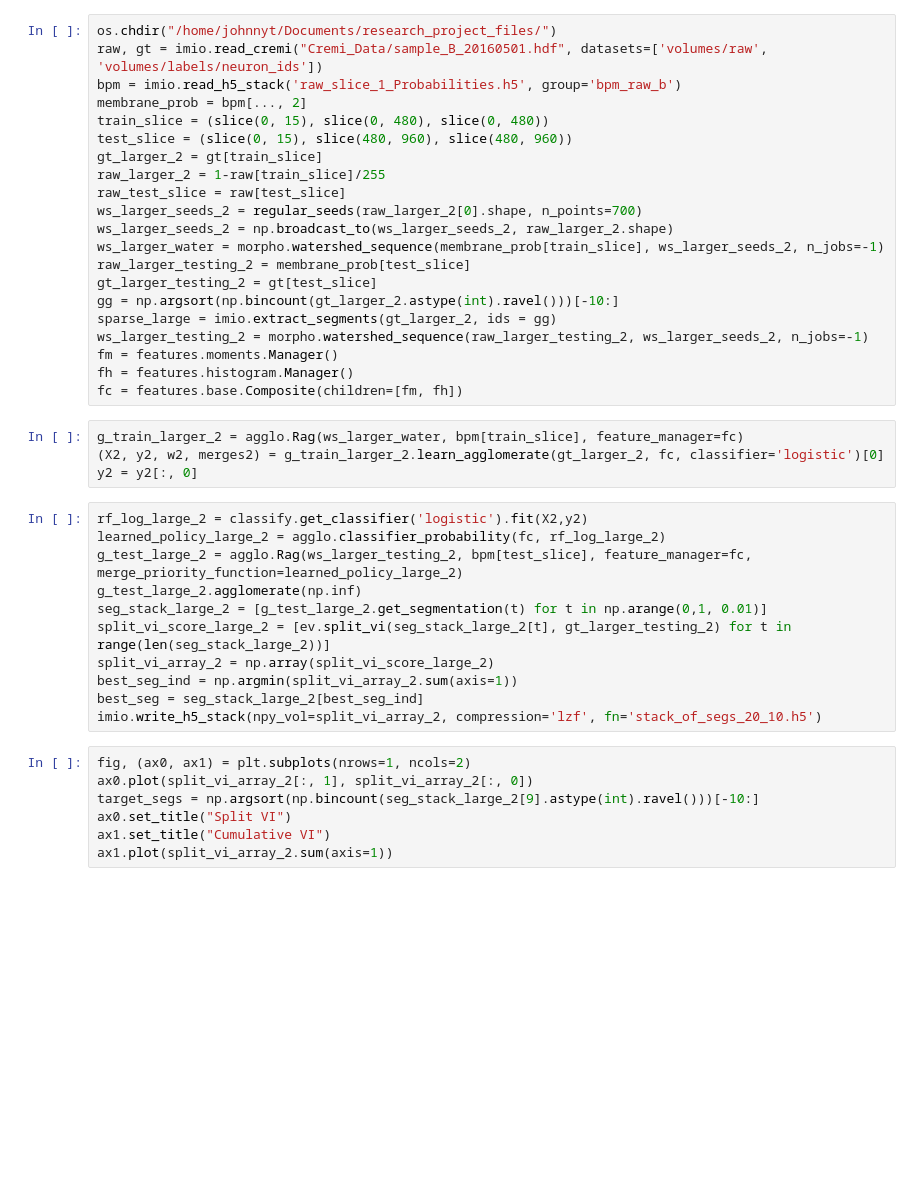
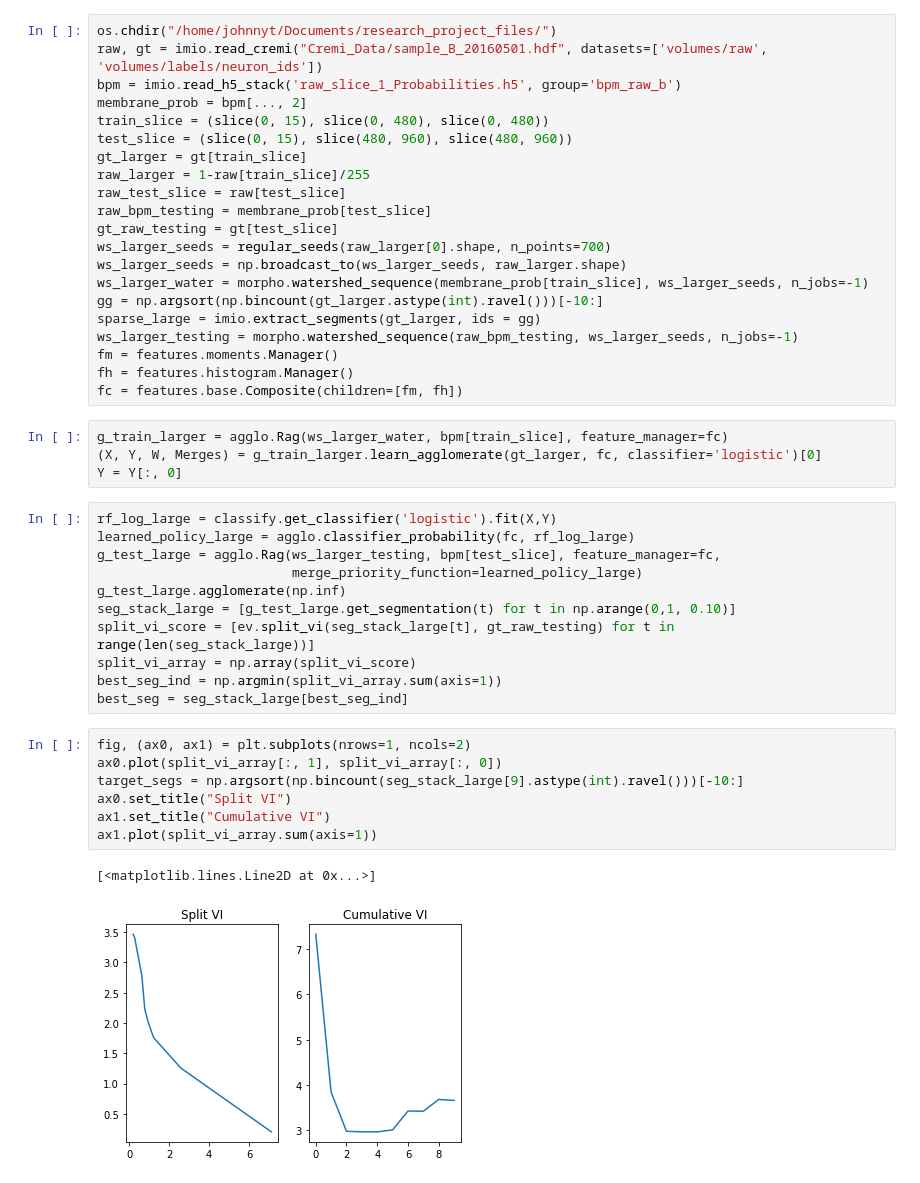
Before and after one commit to JohnnyTeutonic/view_all, a Jupyter notebook: compact_notebook.ipynb, the cells around one changed output. Saved outputs shown, nothing was run; the diff lists cells and outputs as text; blank space fills up the shorter version.

```diff
--- a/compact_notebook.ipynb
+++ b/compact_notebook.ipynb
@@ -13,40 +17,43 @@ bpm = imio.read_h5_stack('raw_slice_1_Probabilities.h5', group='bpm_raw_b')
 membrane_prob = bpm[..., 2]
 train_slice = (slice(0, 15), slice(0, 480), slice(0, 480))
 test_slice = (slice(0, 15), slice(480, 960), slice(480, 960))
-gt_larger_2 = gt[train_slice]
-raw_larger_2 = 1-raw[train_slice]/255
+gt_larger = gt[train_slice]
+raw_larger = 1-raw[train_slice]/255
 raw_test_slice = raw[test_slice]
-ws_larger_seeds_2 = regular_seeds(raw_larger_2[0].shape, n_points=700)
-ws_larger_seeds_2 = np.broadcast_to(ws_larger_seeds_2, raw_larger_2.shape)
-ws_larger_water = morpho.watershed_sequence(membrane_prob[train_slice], ws_larger_seeds_2, n_jobs=-1)
-raw_larger_testing_2 = membrane_prob[test_slice]
-gt_larger_testing_2 = gt[test_slice]
-gg = np.argsort(np.bincount(gt_larger_2.astype(int).ravel()))[-10:]
-sparse_large = imio.extract_segments(gt_larger_2, ids = gg)
-ws_larger_testing_2 = morpho.watershed_sequence(raw_larger_testing_2, ws_larger_seeds_2, n_jobs=-1)
+raw_bpm_testing = membrane_prob[test_slice]
+gt_raw_testing = gt[test_slice]
+ws_larger_seeds = regular_seeds(raw_larger[0].shape, n_points=700)
+ws_larger_seeds = np.broadcast_to(ws_larger_seeds, raw_larger.shape)
+ws_larger_water = morpho.watershed_sequence(membrane_prob[train_slice], ws_larger_seeds, n_jobs=-1)
+gg = np.argsort(np.bincount(gt_larger.astype(int).ravel()))[-10:]
+sparse_large = imio.extract_segments(gt_larger, ids = gg)
+ws_larger_testing = morpho.watershed_sequence(raw_bpm_testing, ws_larger_seeds, n_jobs=-1)
 fm = features.moments.Manager()
 fh = features.histogram.Manager()
 fc = features.base.Composite(children=[fm, fh])
 # %%
-g_train_larger_2 = agglo.Rag(ws_larger_water, bpm[train_slice], feature_manager=fc)
-(X2, y2, w2, merges2) = g_train_larger_2.learn_agglomerate(gt_larger_2, fc, classifier='logistic')[0]
-y2 = y2[:, 0]
+g_train_larger = agglo.Rag(ws_larger_water, bpm[train_slice], feature_manager=fc)
+(X, Y, W, Merges) = g_train_larger.learn_agglomerate(gt_larger, fc, classifier='logistic')[0]
+Y = Y[:, 0]
 # %%
-rf_log_large_2 = classify.get_classifier('logistic').fit(X2,y2)
-learned_policy_large_2 = agglo.classifier_probability(fc, rf_log_large_2)
-g_test_large_2 = agglo.Rag(ws_larger_testing_2, bpm[test_slice], feature_manager=fc, merge_priority_function=learned_policy_large_2)
-g_test_large_2.agglomerate(np.inf)
-seg_stack_large_2 = [g_test_large_2.get_segmentation(t) for t in np.arange(0,1, 0.01)]
-split_vi_score_large_2 = [ev.split_vi(seg_stack_large_2[t], gt_larger_testing_2) for t in range(len(seg_stack_large_2))]
-split_vi_array_2 = np.array(split_vi_score_large_2)
-best_seg_ind = np.argmin(split_vi_array_2.sum(axis=1))
-best_seg = seg_stack_large_2[best_seg_ind]
-imio.write_h5_stack(npy_vol=split_vi_array_2, compression='lzf', fn='stack_of_segs_20_10.h5')
+rf_log_large = classify.get_classifier('logistic').fit(X,Y)
+learned_policy_large = agglo.classifier_probability(fc, rf_log_large)
+g_test_large = agglo.Rag(ws_larger_testing, bpm[test_slice], feature_manager=fc,
+                         merge_priority_function=learned_policy_large)
+g_test_large.agglomerate(np.inf)
+seg_stack_large = [g_test_large.get_segmentation(t) for t in np.arange(0,1, 0.10)]
+split_vi_score = [ev.split_vi(seg_stack_large[t], gt_raw_testing) for t in range(len(seg_stack_large))]
+split_vi_array = np.array(split_vi_score)
+best_seg_ind = np.argmin(split_vi_array.sum(axis=1))
+best_seg = seg_stack_large[best_seg_ind]
 # %%
 fig, (ax0, ax1) = plt.subplots(nrows=1, ncols=2)
-ax0.plot(split_vi_array_2[:, 1], split_vi_array_2[:, 0])
-target_segs = np.argsort(np.bincount(seg_stack_large_2[9].astype(int).ravel()))[-10:]
+ax0.plot(split_vi_array[:, 1], split_vi_array[:, 0])
+target_segs = np.argsort(np.bincount(seg_stack_large[9].astype(int).ravel()))[-10:]
 ax0.set_title("Split VI")
 ax1.set_title("Cumulative VI")
-ax1.plot(split_vi_array_2.sum(axis=1))
+ax1.plot(split_vi_array.sum(axis=1))
+# %% [output]
+[<matplotlib.lines.Line2D at 0x...>]
+[figure, added]
 # %%
```
Also changed, not shown: parts of 8 cells of this notebook.
